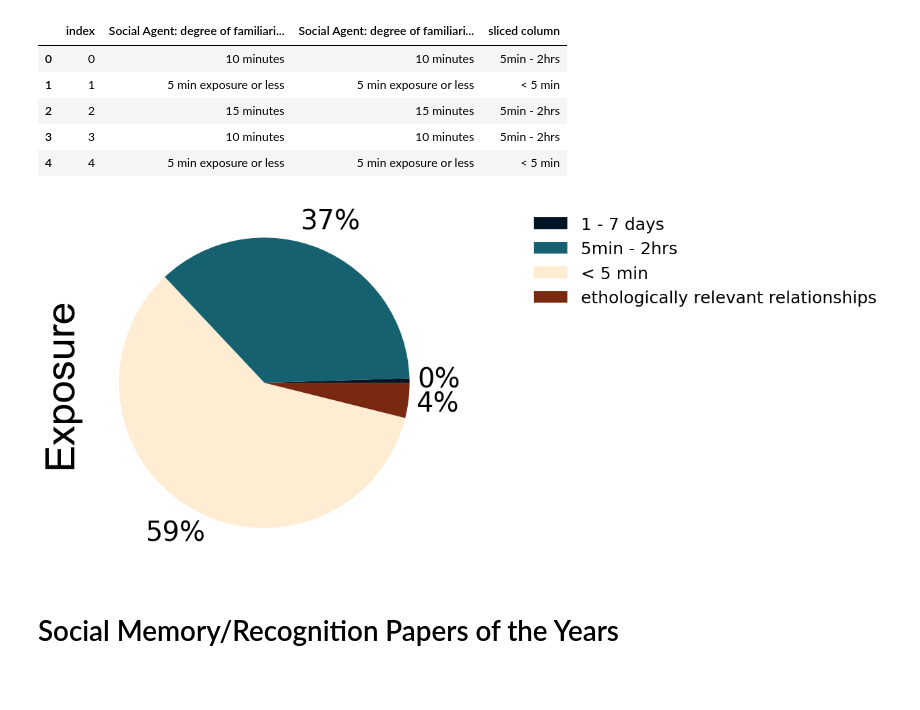
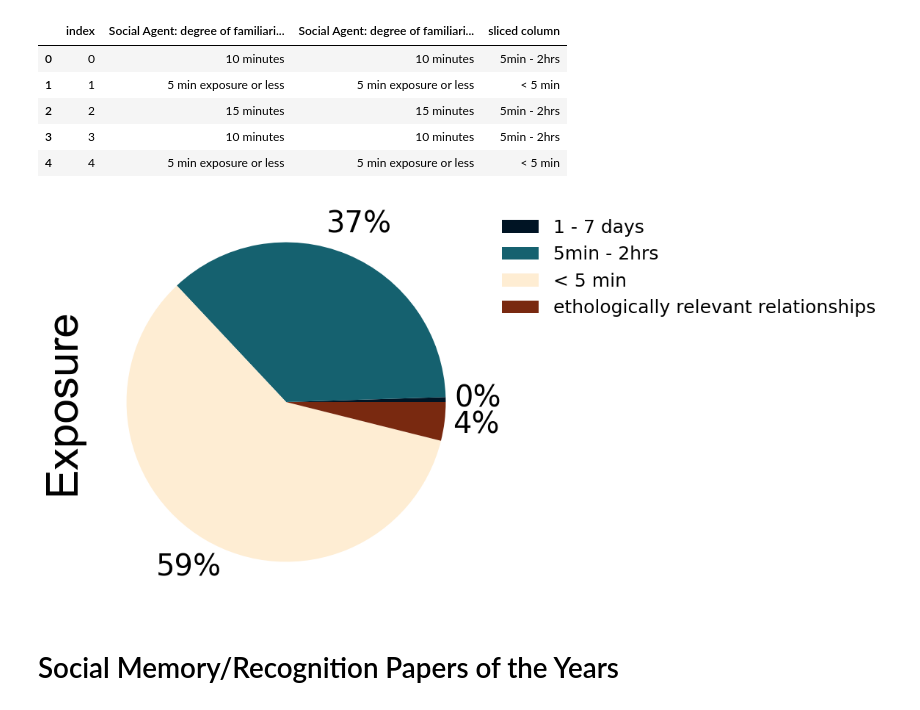
Before and after one commit to padillacoreanolab/literature_review_processing, a Jupyter notebook: results/2022_09_09_literature_review_processing/Graphs for Literature Review.ipynb, the cells around one changed output. Drawn from its saved outputs; the diff is of its cells as text; code cells hidden in the pictures; blank space fills up the shorter version.

```diff
--- a/results/2022_09_09_literature_review_processing/Graphs for Literature Review.ipynb
+++ b/results/2022_09_09_literature_review_processing/Graphs for Literature Review.ipynb
@@ -415,12 +416,13 @@ exploded_famtime_df.head()
 | 3 | 3 | 10 minutes | 10 minutes | 5min - 2hrs |
 | 4 | 4 | 5 min exposure or less | 5 min exposure or less | < 5 min |
 # %%
+plt.rcParams["figure.figsize"] = (18,10)
 exploded_famtime_df.groupby([sliced_column]).sum().plot(kind='pie',subplots = True,autopct='%1.0f%%', pctdistance=1.2, labeldistance=None,cmap=my_colors2, fontsize = AXESLABEL)
-plt.legend(bbox_to_anchor=(1.2, 1.0),frameon = False, fontsize = LEGSIZE) #Moves legend and takes frame off
+plt.legend(bbox_to_anchor=(1.0, 1.0),frameon = False, fontsize = LEGSIZE) #Moves legend and takes frame off
 plt.ylabel("Exposure", fontsize = TITLESIZE, family = 'Arial')
 plt.savefig("./proc/plots/FAMTIME.svg")
 # %% [output]
-[figure, old version]
+[figure, new version]
 # %% [markdown]
 # Social Memory/Recognition Papers of the Years
 # %%
```
Also changed, not shown: parts of 7 cells of this notebook, 2 other files.
